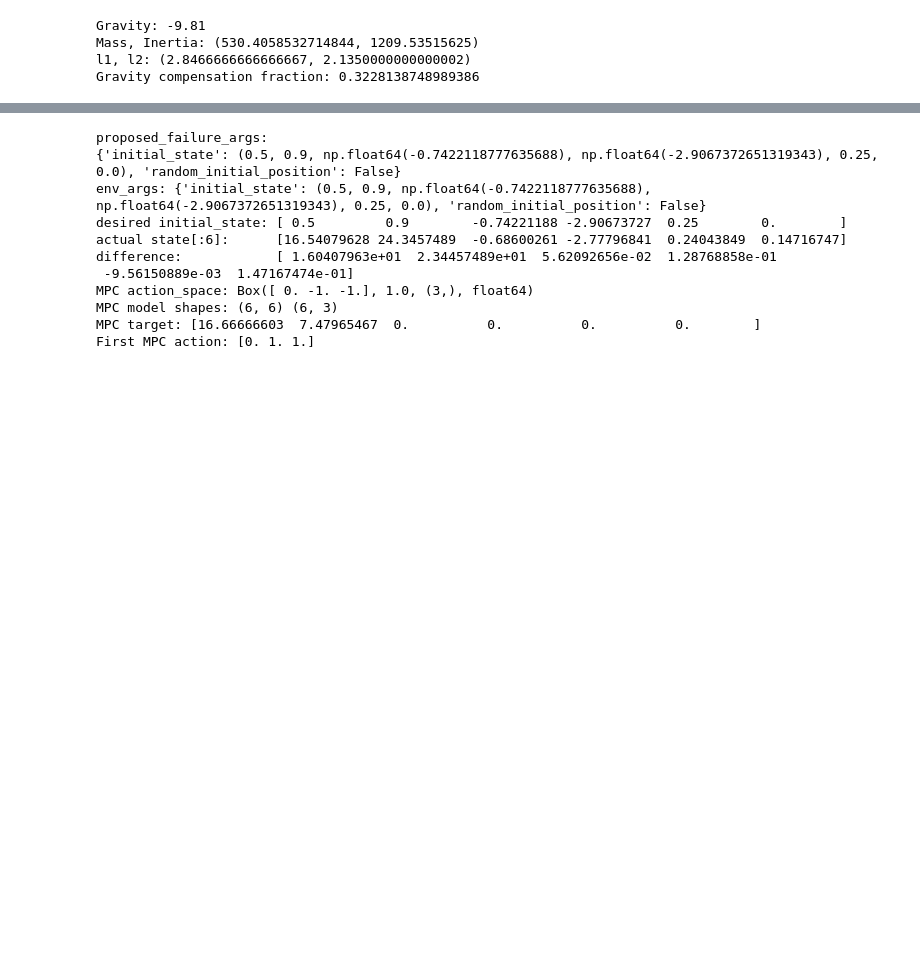
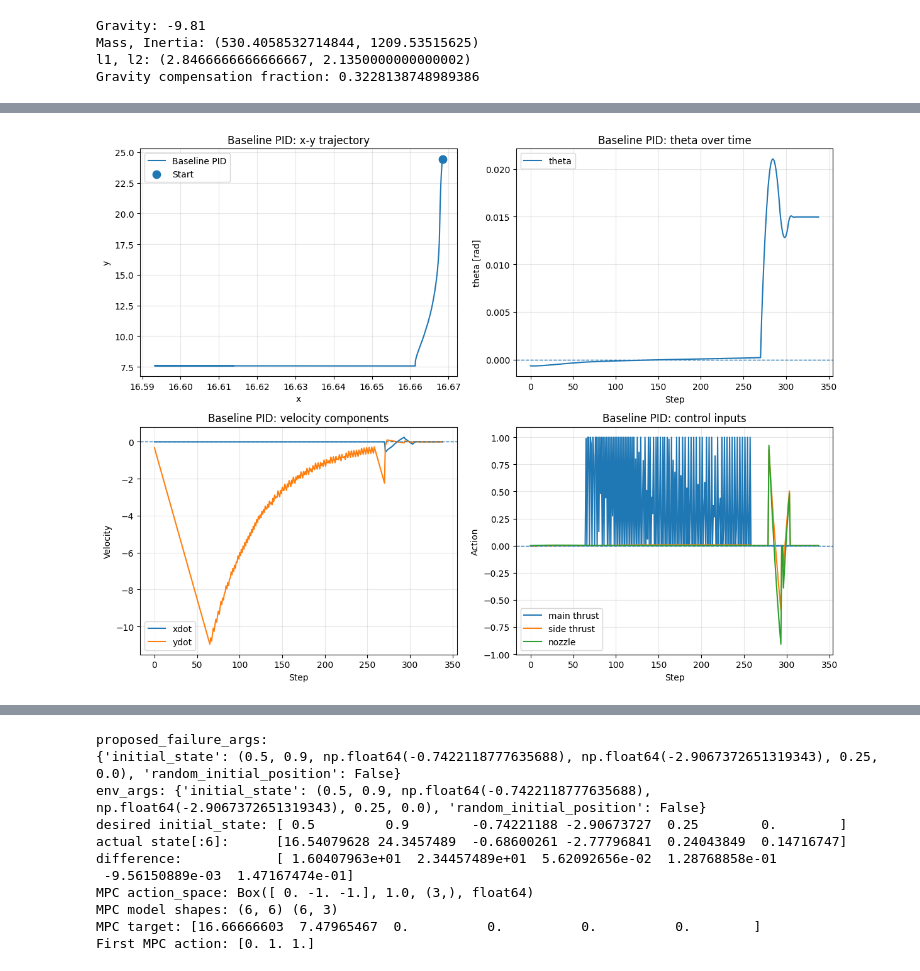
Before and after one commit to Kl51Chris/Personal-CodeBase-Control-Robotics-and-etc., a Jupyter notebook: ECE821/rocket_lander_2026.ipynb, the cells around one changed output, grey strips where cells are left out. Drawn from its saved outputs; the diff is of its cells as text; code cells hidden in the pictures; blank space fills up the shorter version.

```diff
--- a/ECE821/rocket_lander_2026.ipynb
+++ b/ECE821/rocket_lander_2026.ipynb
@@ -683,0 +707,53 @@ Compact summary:
+# %%
+def plot_pid_baseline(baseline):
+    states = baseline["states"]
+    actions = baseline["actions"]
+
+    fig, axes = plt.subplots(2, 2, figsize=(12, 9))
+
+    # x-y trajectory
+    axes[0, 0].plot(states[:, 0], states[:, 1], label="Baseline PID")
+    axes[0, 0].scatter(states[0, 0], states[0, 1], marker="o", s=80, label="Start")
+
+    axes[0, 0].set_title("Baseline PID: x-y trajectory")
+    axes[0, 0].set_xlabel("x")
+    axes[0, 0].set_ylabel("y")
+    axes[0, 0].legend()
+    axes[0, 0].grid(True, alpha=0.3)
+
+    # theta
+    axes[0, 1].plot(states[:, 4], label="theta")
+    axes[0, 1].axhline(0.0, linestyle="--", linewidth=1)
+    axes[0, 1].set_title("Baseline PID: theta over time")
+    axes[0, 1].set_xlabel("Step")
+    axes[0, 1].set_ylabel("theta [rad]")
+    axes[0, 1].legend()
+    axes[0, 1].grid(True, alpha=0.3)
+
+    # velocity
+    axes[1, 0].plot(states[:, 2], label="xdot")
+    axes[1, 0].plot(states[:, 3], label="ydot")
+    axes[1, 0].axhline(0.0, linestyle="--", linewidth=1)
+    axes[1, 0].set_title("Baseline PID: velocity components")
+    axes[1, 0].set_xlabel("Step")
+    axes[1, 0].set_ylabel("Velocity")
+    axes[1, 0].legend()
+    axes[1, 0].grid(True, alpha=0.3)
+
+    # control inputs
+    if len(actions):
+        axes[1, 1].plot(actions[:, 0], label="main thrust")
+        axes[1, 1].plot(actions[:, 1], label="side thrust")
+        axes[1, 1].plot(actions[:, 2], label="nozzle")
+    axes[1, 1].axhline(0.0, linestyle="--", linewidth=1)
+    axes[1, 1].set_title("Baseline PID: control inputs")
+    axes[1, 1].set_xlabel("Step")
+    axes[1, 1].set_ylabel("Action")
+    axes[1, 1].legend()
+    axes[1, 1].grid(True, alpha=0.3)
+
+    fig.tight_layout()
+    plt.show()
+plot_pid_baseline(baseline_result)
+# %% [output]
+[figure, added]
```
Also changed, not shown: parts of 83 cells of this notebook.
